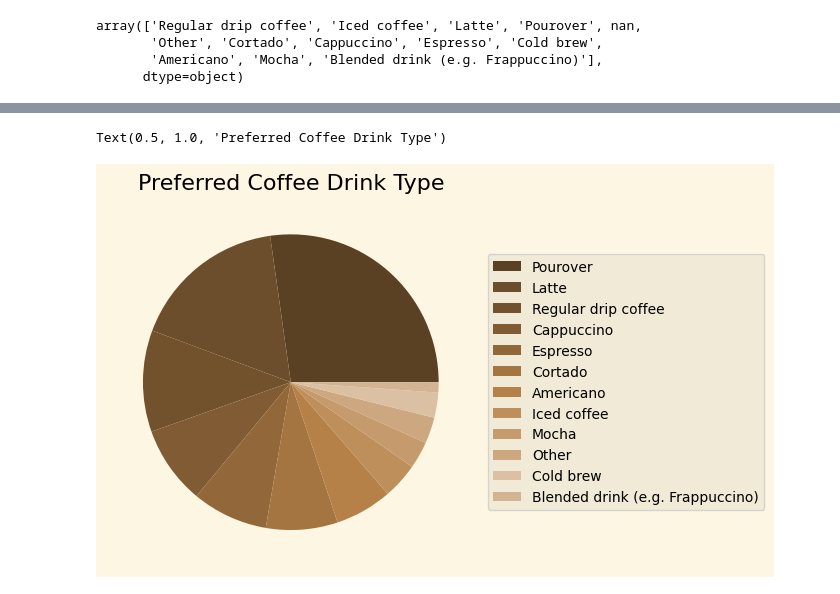
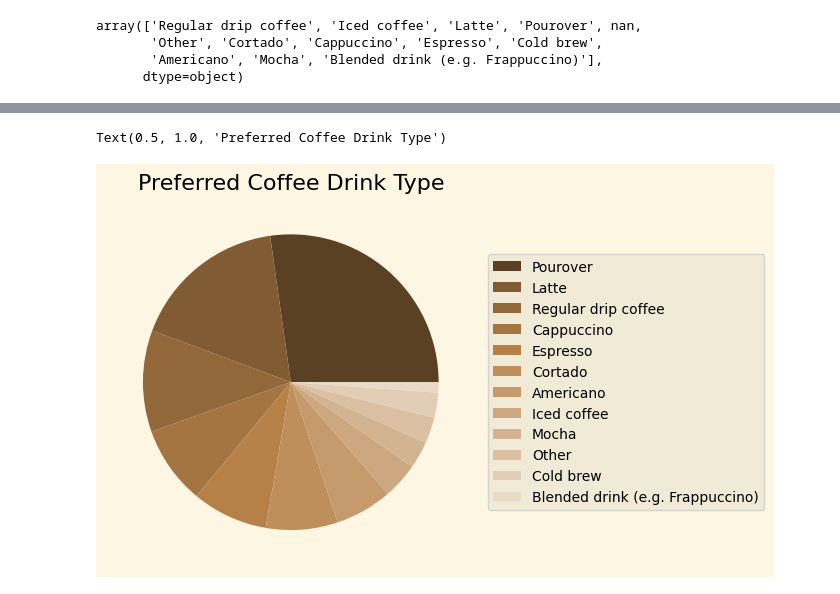
Before and after one commit to peterjungers/coffee_survey, a Jupyter notebook: coffee_survey.ipynb, the cells around one changed output, grey strips where cells are left out. Saved outputs shown, nothing was run; the diff lists cells and outputs as text; code cells hidden in the pictures.

Commit message:
Working on pie chart

```diff
--- a/coffee_survey.ipynb
+++ b/coffee_survey.ipynb
@@ -97,34 +97,34 @@ Name: count, dtype: int64
 # %%
 coffee_pref_counts = (df["What is your favorite coffee drink?"].value_counts())
 colors = [
     "#5b4124",
-    "#6d4e2c",
-    "#72512d",
     "#805b33",
     "#92673a",
     "#a47441",
     "#b68149",
     "#be8e5b",
     "#c59a6d",
     "#cca77f",
+    "#d3b492",
     "#dbc0a4",
-    "#d3b492"
+    "#e2cdb6",
+    "#e9d9c8"
 ]
 
 plt.pie(coffee_pref_counts, colors=colors)
 
 plt.legend(coffee_pref_counts.index, loc="right", bbox_to_anchor=(1.8,.5))
 
 
 # plt.xlabel("Coffee Drink Type")
 # plt.ylabel("Number of Participants")
 plt.title("Preferred Coffee Drink Type")
 
 # plt.xticks(rotation=45, ha='right')
 # plt.yticks(np.arange(0, 1200, 100))
 # plt.grid(True)
 
 # plt.savefig("age.png")
 # %% [output]
 Text(0.5, 1.0, 'Preferred Coffee Drink Type')
-[figure, old version]
+[figure, new version]
```
